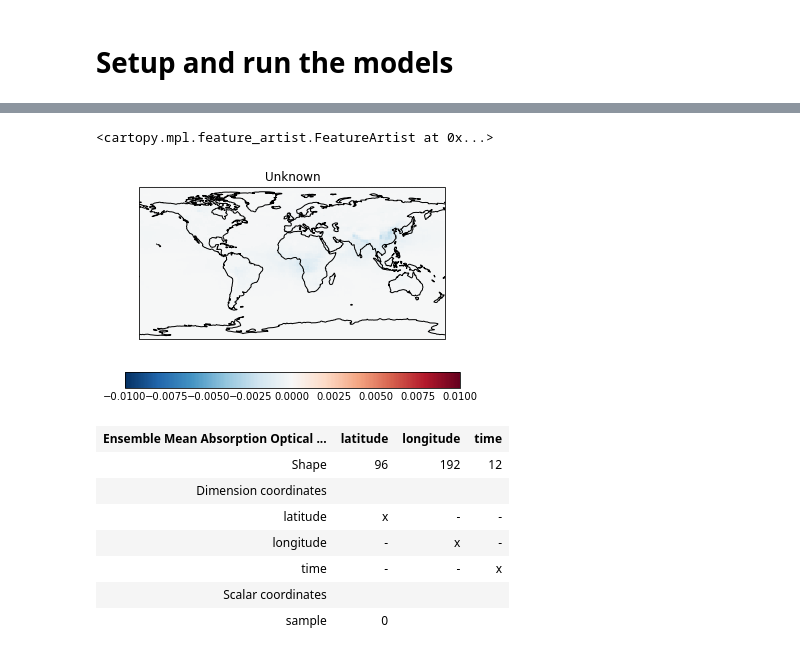
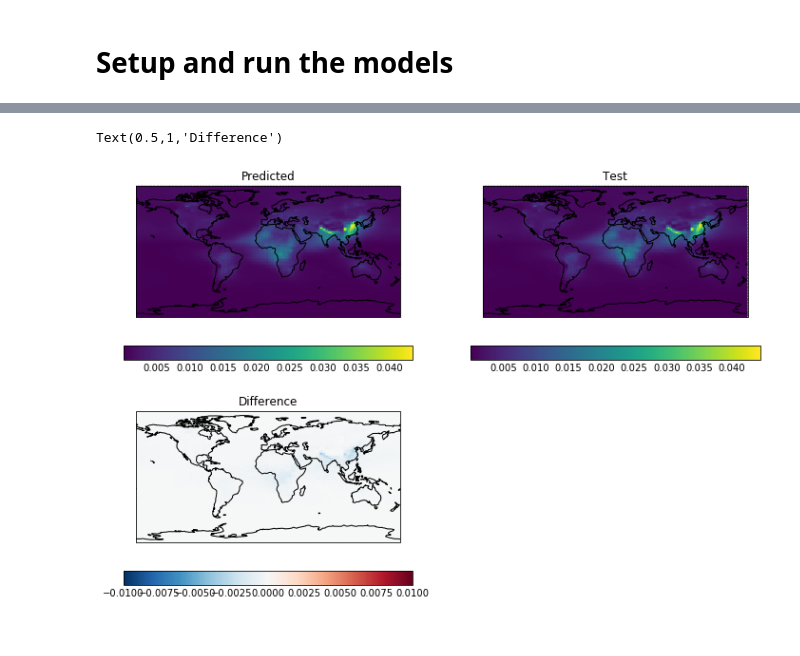
Before and after one commit to duncanwp/ESEm, a Jupyter notebook: examples/Emulating_using_ConvNets.ipynb, the cells around one changed output, grey strips where cells are left out. Drawn from its saved outputs; the diff is of its cells as text; code cells hidden in the pictures.

```diff
--- a/examples/Emulating_using_ConvNets.ipynb
+++ b/examples/Emulating_using_ConvNets.ipynb
@@ -21,5 +18,5 @@ data_path = 'F:\\Local Data\\BC_PPE\\'
 # %%
-ppe_params, ppe_aaod = get_bc_ppe_data(data_path)
+ppe_params, ppe_aaod = get_bc_ppe_data()
 # %% [output]
 C:\Users\duncan\miniconda3\envs\gcem_dev\lib\site-packages\iris\__init__.py:249: IrisDeprecation: setting the 'Future' property 'netcdf_promote' is deprecated and will be removed in a future release.  ...
   warn_deprecated(msg.format(name))
@@ -93,21 +78,22 @@ plt.gca().coastlines()
-# %%
-qplt.pcolormesh((m.collapsed(['sample', 'time'], iris.analysis.MEAN)-Y_test.collapsed(['job', 'time'], iris.analysis.MEAN)), cmap='RdBu_r', vmin=-0.01, vmax=0.01)
-plt.gca().coastlines()
-# %% [output]
-<cartopy.mpl.feature_artist.FeatureArtist at 0x...>
-[figure, removed]
-# %%
-m, sd = model.batch_stats(get_random_params(3, int(1e4)), batch_size=100)
-# %%
-m
-# %% [output]
-| Ensemble Mean Absorption Optical ... | latitude | longitude | time |
-| Shape | 96 | 192 | 12 |
-| Dimension coordinates |  |  |  |
-| latitude | x | - | - |
-| longitude | - | x | - |
-| time | - | - | x |
-| Scalar coordinates |  |  |  |
-| sample | 0 |  |  |
+# %%
+# TODO: Tidy this up a bit
+plt.figure(figsize=(12, 8))
+plt.subplot(2,2,1)
+qplt.pcolormesh(m[0].collapsed('time', iris.analysis.MEAN))
+plt.gca().set_title('Predicted')
+plt.gca().coastlines()
+
+plt.subplot(2,2,2)
+qplt.pcolormesh(Y_test[0].collapsed('time', iris.analysis.MEAN))
+plt.gca().set_title('Test')
+plt.gca().coastlines()
+
+plt.subplot(2,2,3)
+qplt.pcolormesh((m.collapsed(['sample', 'time'], iris.analysis.MEAN)-Y_test.collapsed(['job', 'time'], iris.analysis.MEAN)), cmap='RdBu_r', vmin=-0.01, vmax=0.01)
+plt.gca().coastlines()
+plt.gca().set_title('Difference')
+# %% [output]
+Text(0.5,1,'Difference')
+[figure, added]
 # %%
 m, sd = model.batch_stats(get_random_params(3, int(1e5)), batch_size=1000)
```
Also changed, not shown: parts of 4 cells of this notebook, 2 other files.
